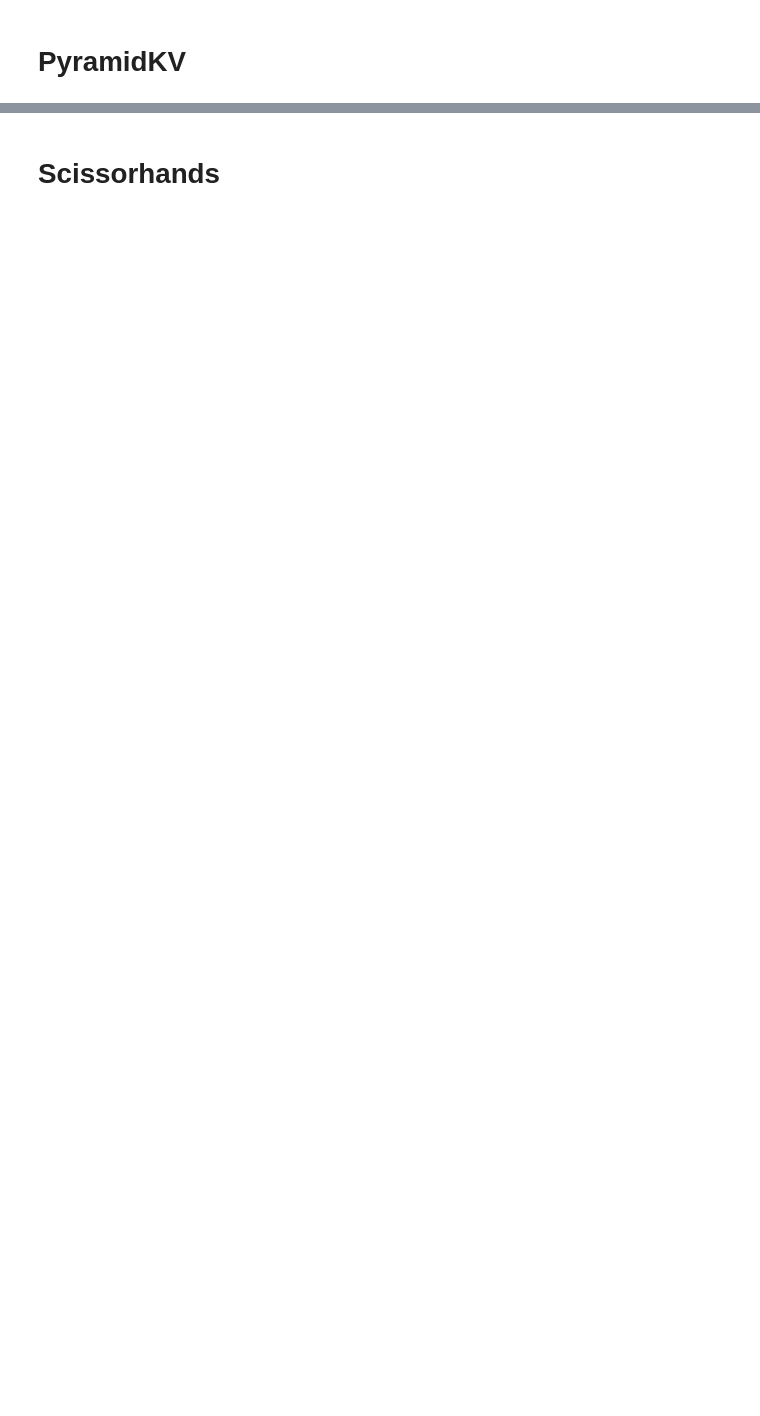
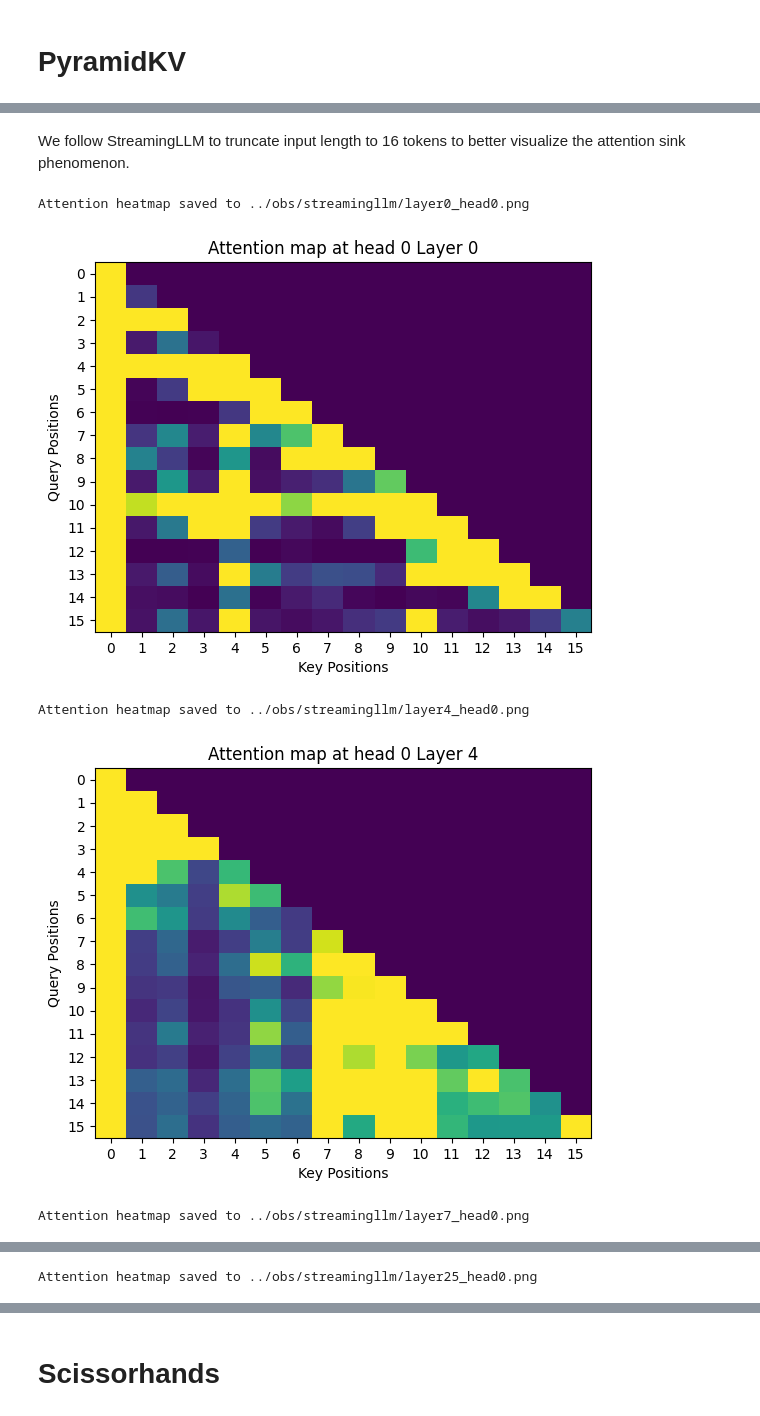
Before and after one commit to Zefan-Cai/PyramidKV, a Jupyter notebook: examples/visualization.ipynb, the cells around one changed output, grey strips where cells are left out. Cells and saved outputs as stored; diff of their text form; code cells hidden in the pictures; blank space fills up the shorter version.

```diff
--- a/examples/visualization.ipynb
+++ b/examples/visualization.ipynb
@@ -53,0 +86,21 @@ Heatmap saved to ./obs/pyramidkv/layer27.jpg
+# %% [markdown]
+We follow StreamingLLM to truncate input length to 16 tokens to better visualize the attention sink phenomenon.
+# %%
+num_layers = len(attentions)
+layer_idx = sorted(random.sample(range(num_layers), k=4))
+head_idx = 0
+
+for layer in layer_idx:
+    data = attentions[layer][head_idx, :16, :16] * 10000
+    plot_heatmap(
+        data,
+        title=f"Attention map at head {head_idx} Layer {layer}",
+        show_ticks=True,
+        save_path=f"../obs/streamingllm/layer{layer}_head{head_idx}.png"
+    )
+# %% [output]
+Attention heatmap saved to ../obs/streamingllm/layer0_head0.png
+[figure, added]
+Attention heatmap saved to ../obs/streamingllm/layer4_head0.png
+[figure, added]
+Attention heatmap saved to ../obs/streamingllm/layer7_head0.png
@@ -53,0 +108 @@ Heatmap saved to ./obs/pyramidkv/layer27.jpg
+Attention heatmap saved to ../obs/streamingllm/layer25_head0.png
```
Also changed, not shown: parts of 18 cells of this notebook, 4 other files.
